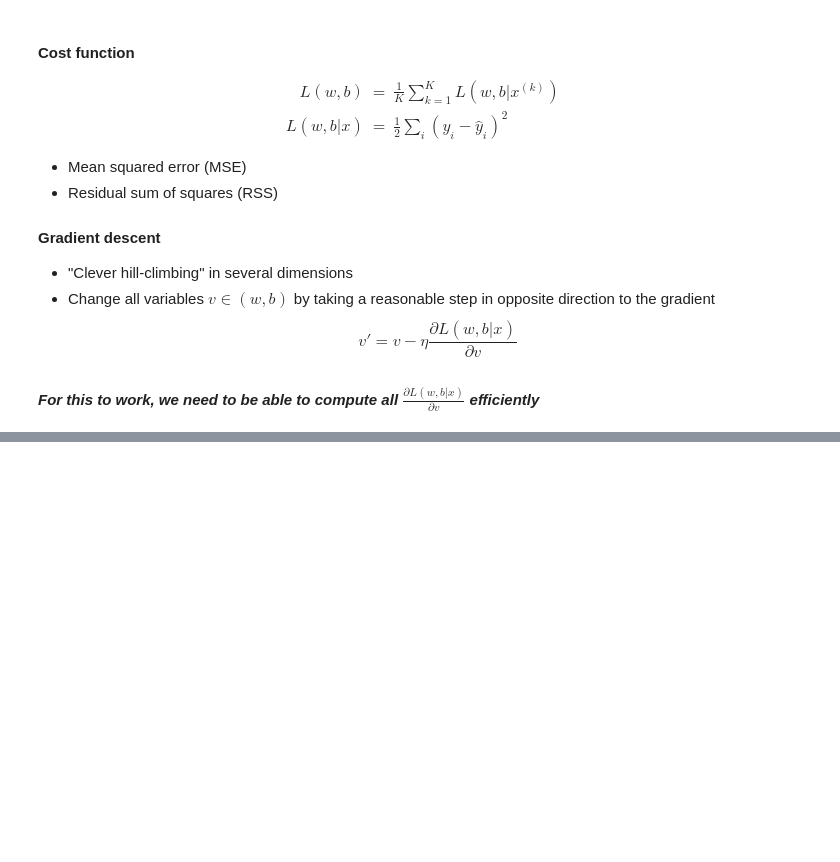
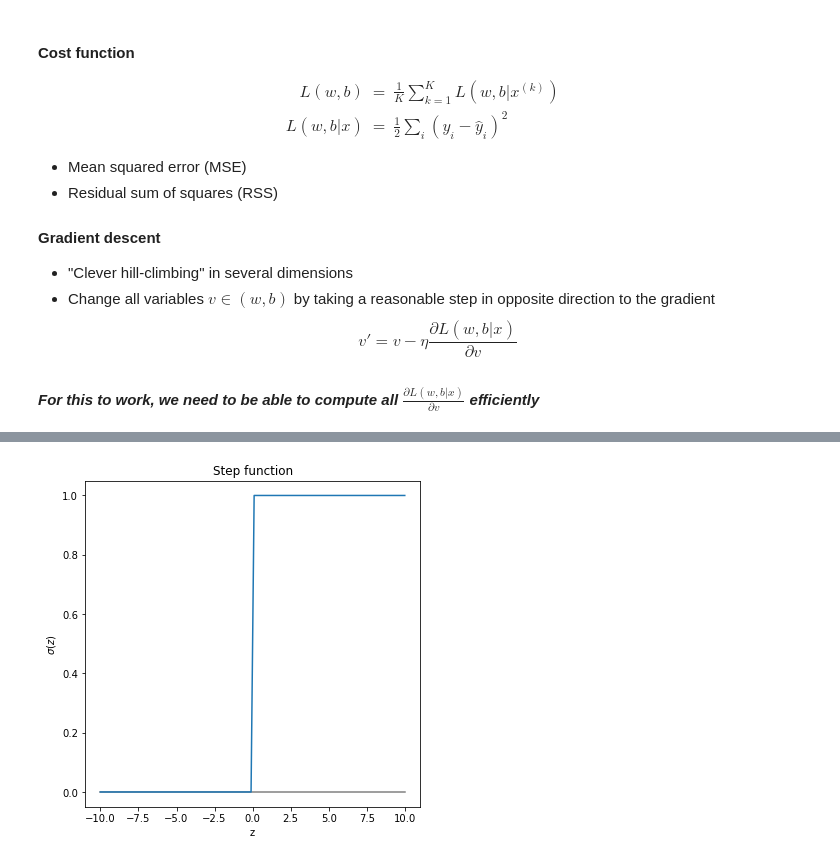
Before and after one commit to NBISweden/workshop-neural-nets-and-deep-learning, a Jupyter notebook: session_annBuildingBlocks/session_annBuildingBlocks_2.ipynb, the cells around one changed output, grey strips where cells are left out. Saved outputs shown, nothing was run; the diff lists cells and outputs as text; code cells hidden in the pictures; blank space fills up the shorter version.

Commit message:
Add revisit activation functions

```diff
--- a/session_annBuildingBlocks/session_annBuildingBlocks_2.ipynb
+++ b/session_annBuildingBlocks/session_annBuildingBlocks_2.ipynb
@@ -483,0 +497,20 @@ v' = v-\eta \frac{\partial L(w,b|x)}{\partial v}
+# %%
+import numpy as np
+import matplotlib.pyplot as plt
+
+
+# Creating vectors x and
+z = np.linspace(-10, 10, 100)
+a = [ 0 if x<0 else 1 for x in z ]
+b = [ 0 for x in z ]
+fig = plt.figure(figsize = (6, 6))
+# Create the plot
+plt.plot(z, a, zorder=8)
+plt.plot(z,b, color="grey")
+plt.title("Step function")
+plt.xlabel('z')
+plt.ylabel('$\sigma(z)$')
+# Show the plot
+plt.show()
+# %% [output]
+[figure, added]
```
Also changed, not shown: parts of 7 cells of this notebook, 1 other file.
